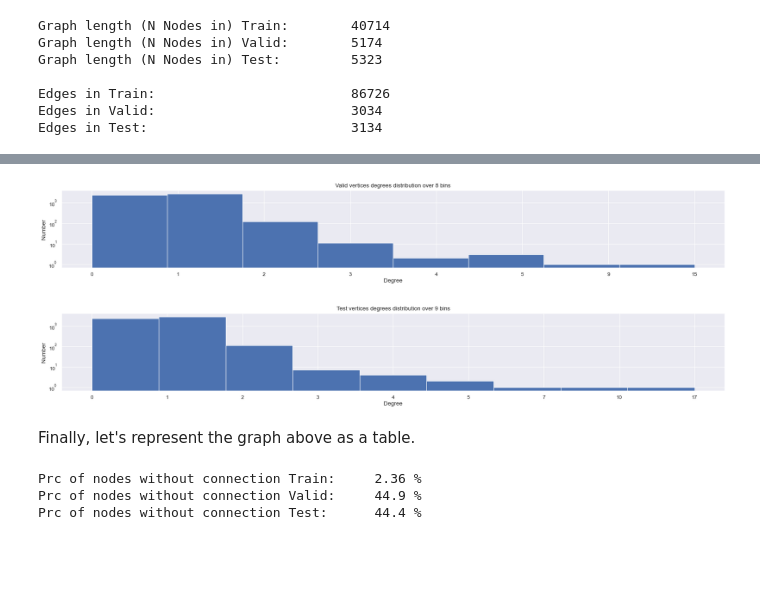
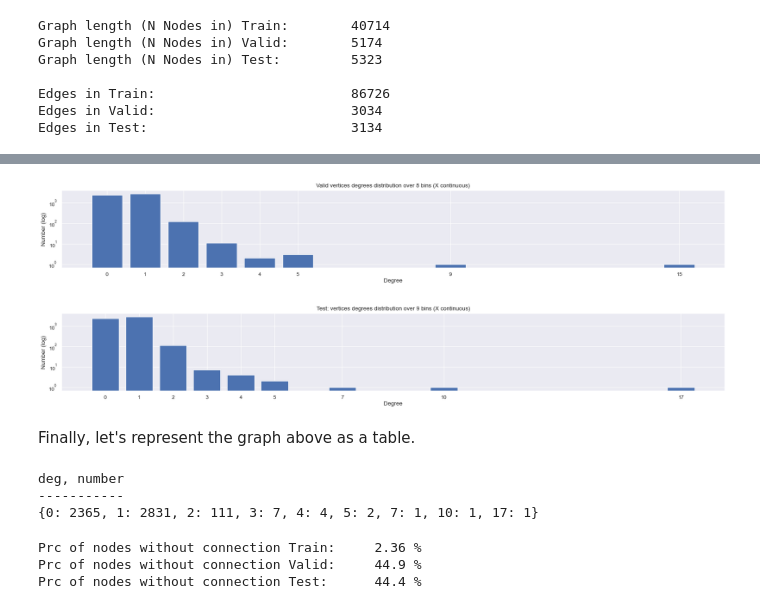
Before and after one commit to arreason/CategoryLearning, a Jupyter notebook: scripts/analyze_ds.ipynb, the cells around one changed output, grey strips where cells are left out. Drawn from its saved outputs; the diff is of its cells as text; code cells hidden in the pictures; blank space fills up the shorter version.

Commit message:
catlearn-11 updated dataset analysys and training scripts. Minor changes in Dataset. Added graph utils for graph cleaning and augmentation

```diff
--- a/scripts/analyze_ds.ipynb
+++ b/scripts/analyze_ds.ipynb
@@ -303,26 +471,30 @@ gramineae.n.01
 # %%
-vertex_degrees_valid_str = [str(v) for v in vertex_degrees_valid][::-1]
-bins=len(set(vertex_degrees_valid_str))
+vertex_degrees_dist = collections.Counter(vertex_degrees_valid)
+x = vertex_degrees_dist.keys()
+y = vertex_degrees_dist.values()
 plt.figure(num=None, figsize=(25, 3), dpi=80, facecolor='w', edgecolor='k')
-plt.hist(x=vertex_degrees_valid_str, bins=bins, align='mid')
-plt.title(f'Valid vertices degrees distribution over {bins} bins')
+plt.bar(x=x, height=y, align='center')
+plt.title(f'Valid vertices degrees distribution over {len(x)} bins (X continuous)')
 plt.xlabel('Degree')
-plt.ylabel('Number')
+plt.ylabel('Number (log)')
 plt.yscale('log')
+plt.xticks(list(x))
 plt.show()
 # %% [output]
-[figure, old version]
+[figure, new version]
 # %%
-vertex_degrees_test_str = [str(v) for v in vertex_degrees_test][::-1]
-bins=len(set(vertex_degrees_test_str))
+vertex_degrees_dist = collections.Counter(vertex_degrees_test)
+x = vertex_degrees_dist.keys()
+y = vertex_degrees_dist.values()
 plt.figure(num=None, figsize=(25, 3), dpi=80, facecolor='w', edgecolor='k')
-plt.hist(x=vertex_degrees_test_str, bins=bins, align='mid')
-plt.title(f'Test vertices degrees distribution over {bins} bins')
+plt.bar(x=x, height=y, align='center')
+plt.title(f'Test: vertices degrees distribution over {len(x)} bins (X continuous)')
 plt.xlabel('Degree')
-plt.ylabel('Number')
+plt.ylabel('Number (log)')
 plt.yscale('log')
+plt.xticks(list(x))
 plt.show()
 # %% [output]
-[figure, old version]
+[figure, new version]
 # %% [markdown]
 Finally, let's represent the graph above as a table.
@@ -339,8 +509,16 @@ uniques_degrees_count_test = unique_ints_count(vertex_degrees_test)
 # %%
 # NOTE: Uncoment to print out degree count
-# uniques_degrees_count_train
-# uniques_degrees_count_valid
-# uniques_degrees_count_test
+dct = None
+# dct = uniques_degrees_count_train
+# dct = uniques_degrees_count_valid
+dct = uniques_degrees_count_test
+print('deg, number')
+print('-----------')
+pprint.pprint(dct)
+# %% [output]
+deg, number
+-----------
+{0: 2365, 1: 2831, 2: 111, 3: 7, 4: 4, 5: 2, 7: 1, 10: 1, 17: 1}
 # %%
 # Check that sum of all connections (degrees) count is equal to graph's length
 assert len(graph_train) == sum(uniques_degrees_count_train.values())
```
Also changed, not shown: parts of 135 cells of this notebook, 5 other files.
